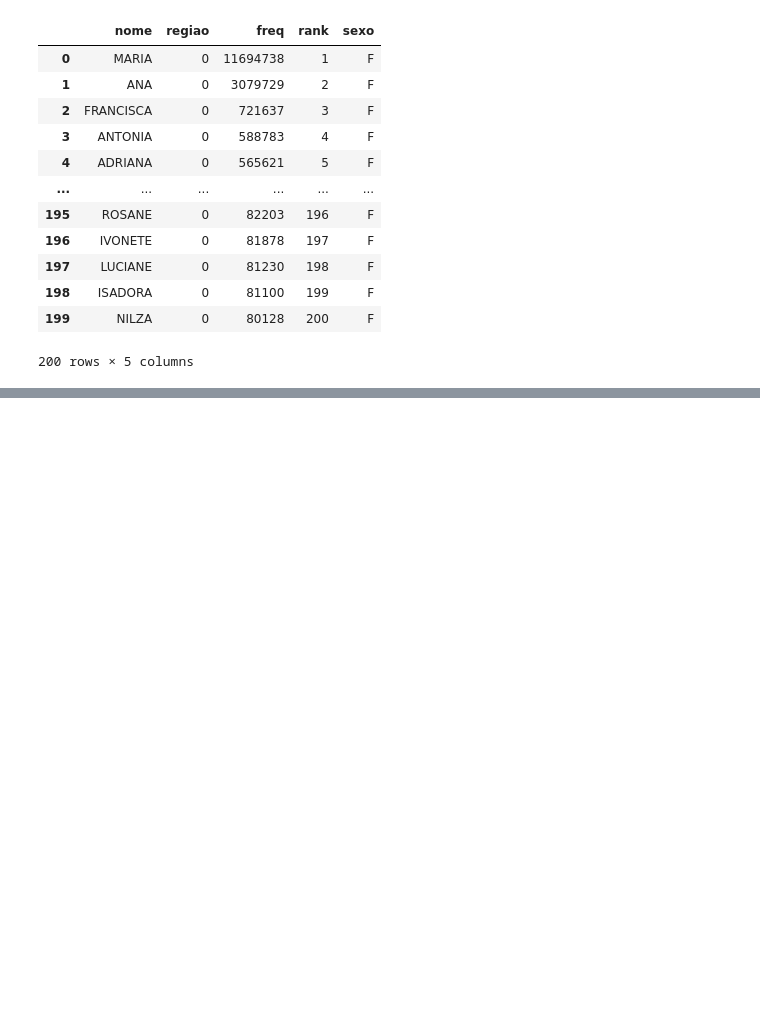
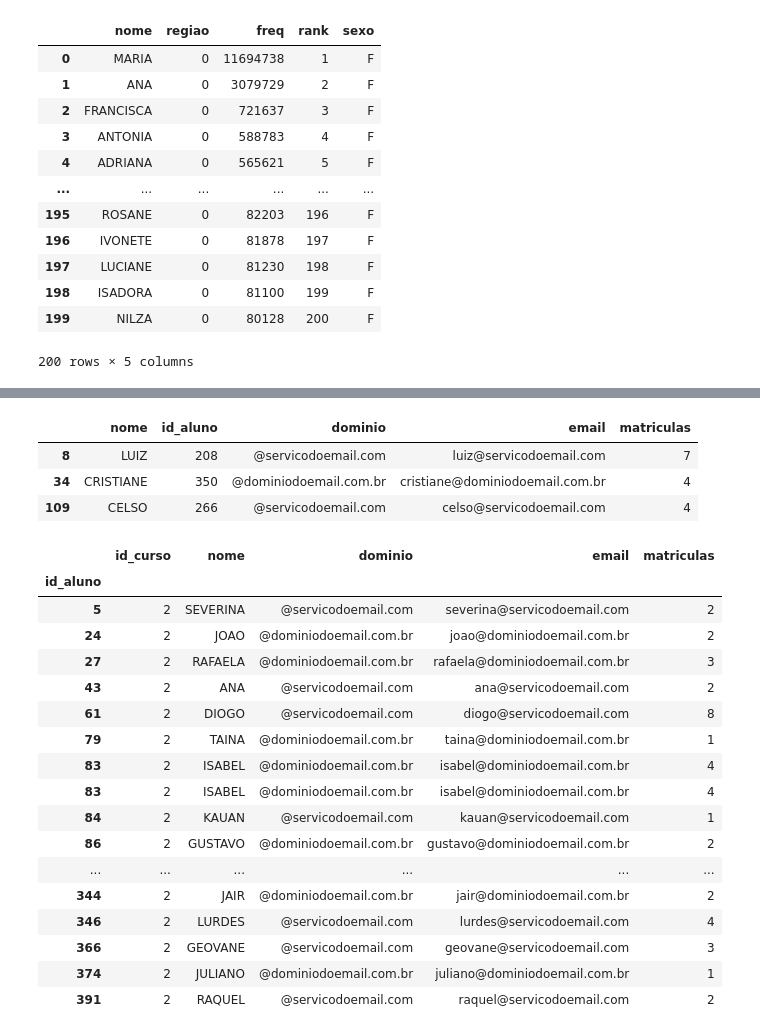
Before and after one commit to King-Bowie/Pandas-IO, a Jupyter notebook: Pandas_IO.ipynb, the cells around one changed output, grey strips where cells are left out. Drawn from its saved outputs; the diff is of its cells as text; code cells hidden in the pictures; blank space fills up the shorter version.

```diff
--- a/Pandas_IO.ipynb
+++ b/Pandas_IO.ipynb
@@ -75,0 +319,13 @@ nomes.sample(5)
+# %%
+todas_matriculas = []
+x = np.random.rand(20)
+prob = x / sum(x)
+# %%
+for index, row in nomes.iterrows():
+    id = row.id_aluno
+    matriculas = row.matriculas
+    for i in range(matriculas):
+        mat = [id,np.random.choice(cursos.index, p = prob)]
+        todas_matriculas.append(mat)
+
+matriculas = pd.DataFrame(todas_matriculas, columns = ['id_aluno','id_curso'])
@@ -75,0 +525,4 @@ nomes.sample(5)
+# %%
+id_curso = 2
+proxima_turma = matriculas.query('id_curso == {}'.format(id_curso))
+proxima_turma
@@ -75,0 +547,28 @@ nomes.sample(5)
+# %%
+nomes.sample(3)
+# %% [output]
+|  | nome | id_aluno | dominio | email | matriculas |
+| 8 | LUIZ | 208 | @servicodoemail.com | luiz@servicodoemail.com | 7 |
+| 34 | CRISTIANE | 350 | @dominiodoemail.com.br | cristiane@dominiodoemail.com.br | 4 |
+| 109 | CELSO | 266 | @servicodoemail.com | celso@servicodoemail.com | 4 |
+# %%
+proxima_turma.set_index('id_aluno').join(nomes.set_index('id_aluno'))
+# %% [output]
+|  | id_curso | nome | dominio | email | matriculas |
+| id_aluno |  |  |  |  |  |
+| 5 | 2 | SEVERINA | @servicodoemail.com | severina@servicodoemail.com | 2 |
+| 24 | 2 | JOAO | @dominiodoemail.com.br | joao@dominiodoemail.com.br | 2 |
+| 27 | 2 | RAFAELA | @dominiodoemail.com.br | rafaela@dominiodoemail.com.br | 3 |
+| 43 | 2 | ANA | @servicodoemail.com | ana@servicodoemail.com | 2 |
+| 61 | 2 | DIOGO | @servicodoemail.com | diogo@servicodoemail.com | 8 |
+| 79 | 2 | TAINA | @dominiodoemail.com.br | taina@dominiodoemail.com.br | 1 |
+| 83 | 2 | ISABEL | @dominiodoemail.com.br | isabel@dominiodoemail.com.br | 4 |
+| 83 | 2 | ISABEL | @dominiodoemail.com.br | isabel@dominiodoemail.com.br | 4 |
+| 84 | 2 | KAUAN | @servicodoemail.com | kauan@servicodoemail.com | 1 |
+| 86 | 2 | GUSTAVO | @dominiodoemail.com.br | gustavo@dominiodoemail.com.br | 2 |
+| ... | ... | ... | ... | ... | ... |
+| 344 | 2 | JAIR | @dominiodoemail.com.br | jair@dominiodoemail.com.br | 2 |
+| 346 | 2 | LURDES | @servicodoemail.com | lurdes@servicodoemail.com | 4 |
+| 366 | 2 | GEOVANE | @servicodoemail.com | geovane@servicodoemail.com | 3 |
+| 374 | 2 | JULIANO | @dominiodoemail.com.br | juliano@dominiodoemail.com.br | 1 |
+| 391 | 2 | RAQUEL | @servicodoemail.com | raquel@servicodoemail.com | 2 |
```
Also changed, not shown: parts of 79 cells of this notebook, 2 other files.
